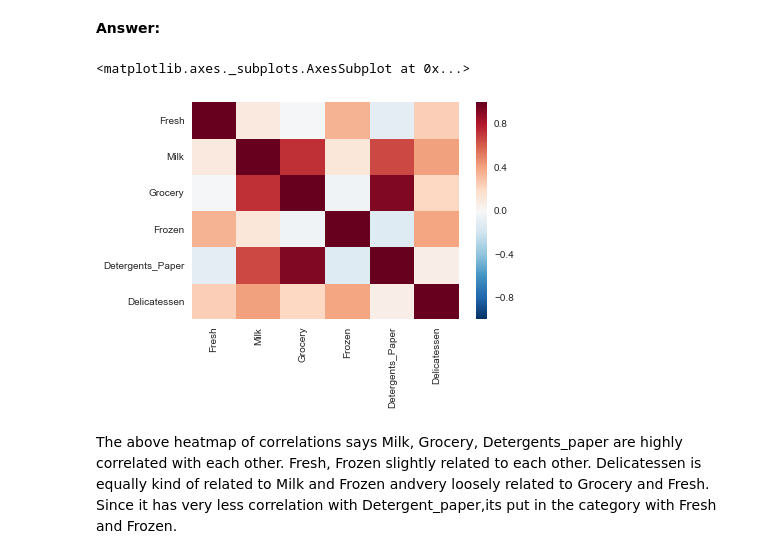
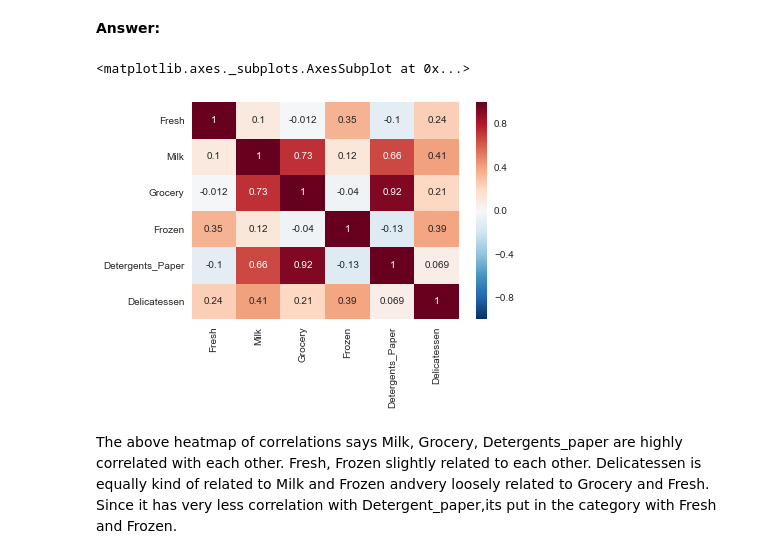
Before and after one commit to namratha2403/customer_segments, a Jupyter notebook: customer_segments.ipynb, the cells around one changed output. Drawn from its saved outputs; the diff is of its cells as text; code cells hidden in the pictures.

```diff
--- a/customer_segments.ipynb
+++ b/customer_segments.ipynb
@@ -202,10 +209,10 @@ sns.distplot(data['Milk'])
 # %% [markdown]
 **Answer:**
 # %%
-sns.heatmap(data.corr())
+sns.heatmap(data.corr(),annot=True)
 # %% [output]
 <matplotlib.axes._subplots.AxesSubplot at 0x...>
-[figure, old version]
+[figure, new version]
 # %% [markdown]
 The above heatmap of correlations says Milk, Grocery, Detergents_paper are highly correlated with each other. Fresh, Frozen slightly related to each other. Delicatessen is equally kind of related to Milk and Frozen andvery loosely related to Grocery and Fresh. Since it has very less correlation with Detergent_paper,its put in the category with Fresh and Frozen.
 # %%
```
Also changed, not shown: parts of 19 cells of this notebook, 1 other file.
